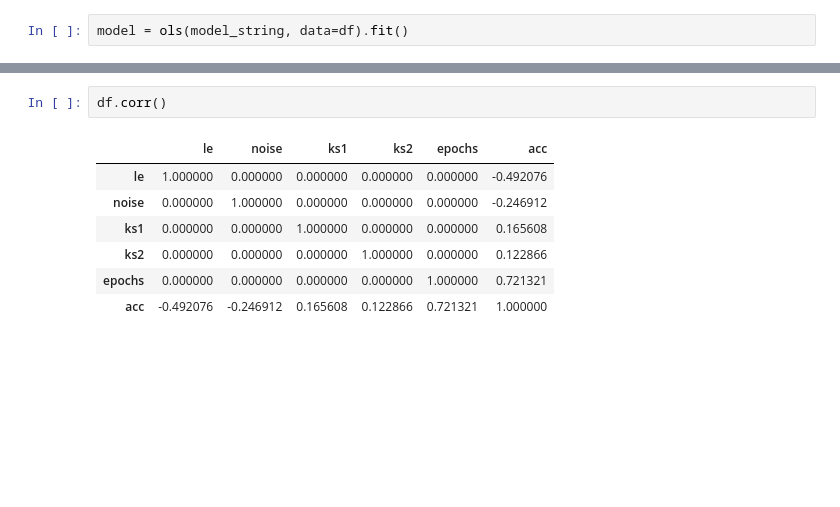
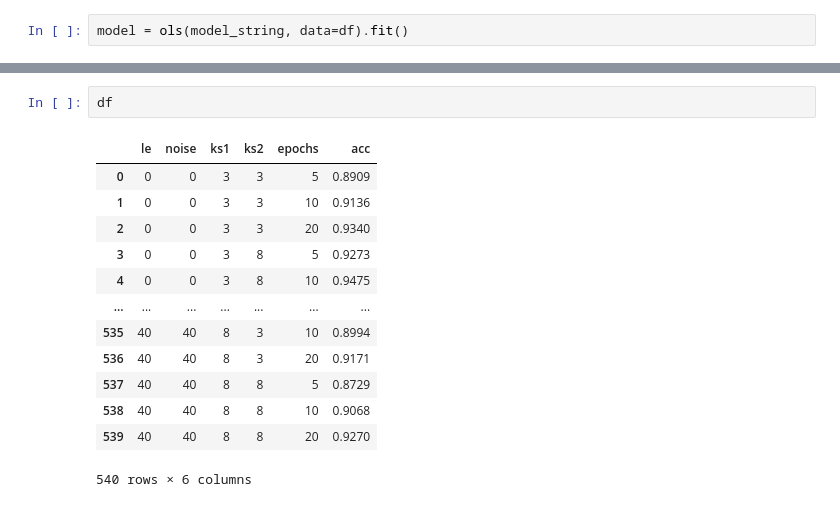
Before and after one commit to Lingkar/quantitative_performance_evaluation_group_6, a Jupyter notebook: outputs/analysis.ipynb, the cells around one changed output, grey strips where cells are left out. Cells and saved outputs as stored; diff of their text form; blank space fills up the shorter version.

```diff
--- a/outputs/analysis.ipynb
+++ b/outputs/analysis.ipynb
@@ -77,10 +73,16 @@ sm.stats.anova_lm(model, typ=3)
 # %%
-df.corr()
+df
 # %% [output]
 |  | le | noise | ks1 | ks2 | epochs | acc |
-| le | 1.000000 | 0.000000 | 0.000000 | 0.000000 | 0.000000 | -0.492076 |
-| noise | 0.000000 | 1.000000 | 0.000000 | 0.000000 | 0.000000 | -0.246912 |
-| ks1 | 0.000000 | 0.000000 | 1.000000 | 0.000000 | 0.000000 | 0.165608 |
-| ks2 | 0.000000 | 0.000000 | 0.000000 | 1.000000 | 0.000000 | 0.122866 |
-| epochs | 0.000000 | 0.000000 | 0.000000 | 0.000000 | 1.000000 | 0.721321 |
-| acc | -0.492076 | -0.246912 | 0.165608 | 0.122866 | 0.721321 | 1.000000 |
+| 0 | 0 | 0 | 3 | 3 | 5 | 0.8909 |
+| 1 | 0 | 0 | 3 | 3 | 10 | 0.9136 |
+| 2 | 0 | 0 | 3 | 3 | 20 | 0.9340 |
+| 3 | 0 | 0 | 3 | 8 | 5 | 0.9273 |
+| 4 | 0 | 0 | 3 | 8 | 10 | 0.9475 |
+| ... | ... | ... | ... | ... | ... | ... |
+| 535 | 40 | 40 | 8 | 3 | 10 | 0.8994 |
+| 536 | 40 | 40 | 8 | 3 | 20 | 0.9171 |
+| 537 | 40 | 40 | 8 | 8 | 5 | 0.8729 |
+| 538 | 40 | 40 | 8 | 8 | 10 | 0.9068 |
+| 539 | 40 | 40 | 8 | 8 | 20 | 0.9270 |
+540 rows × 6 columns
```
Also changed, not shown: parts of 3 cells of this notebook.
